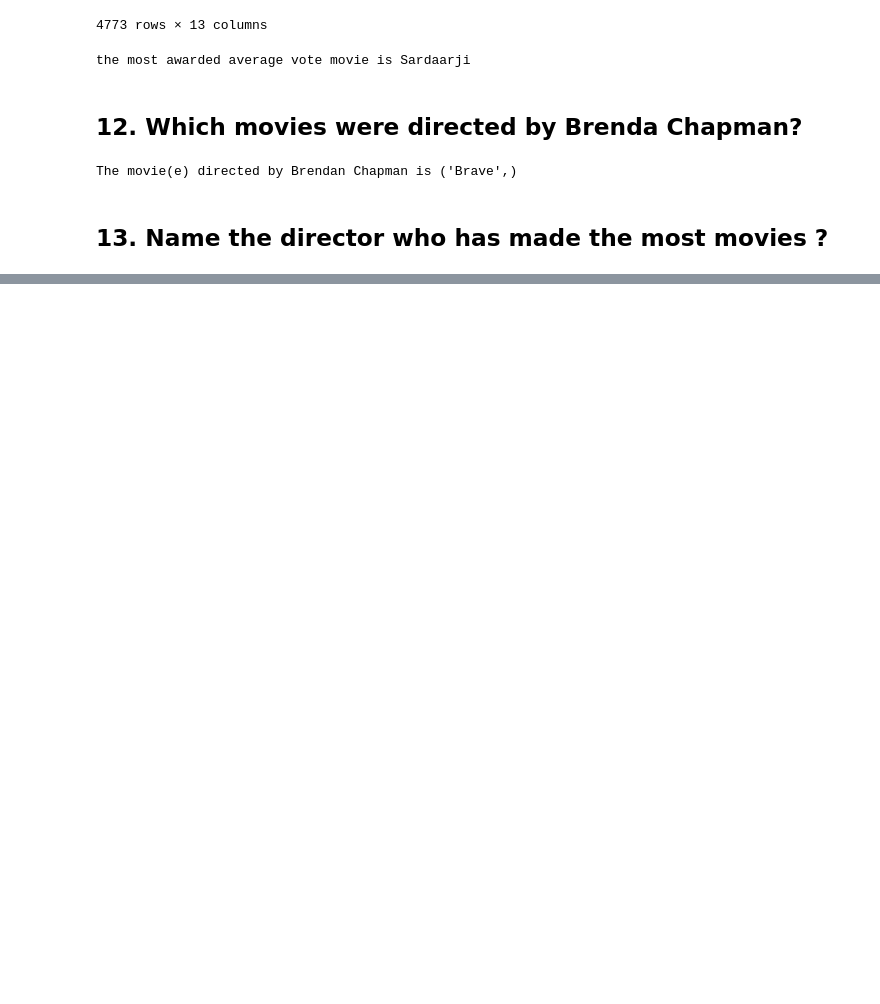
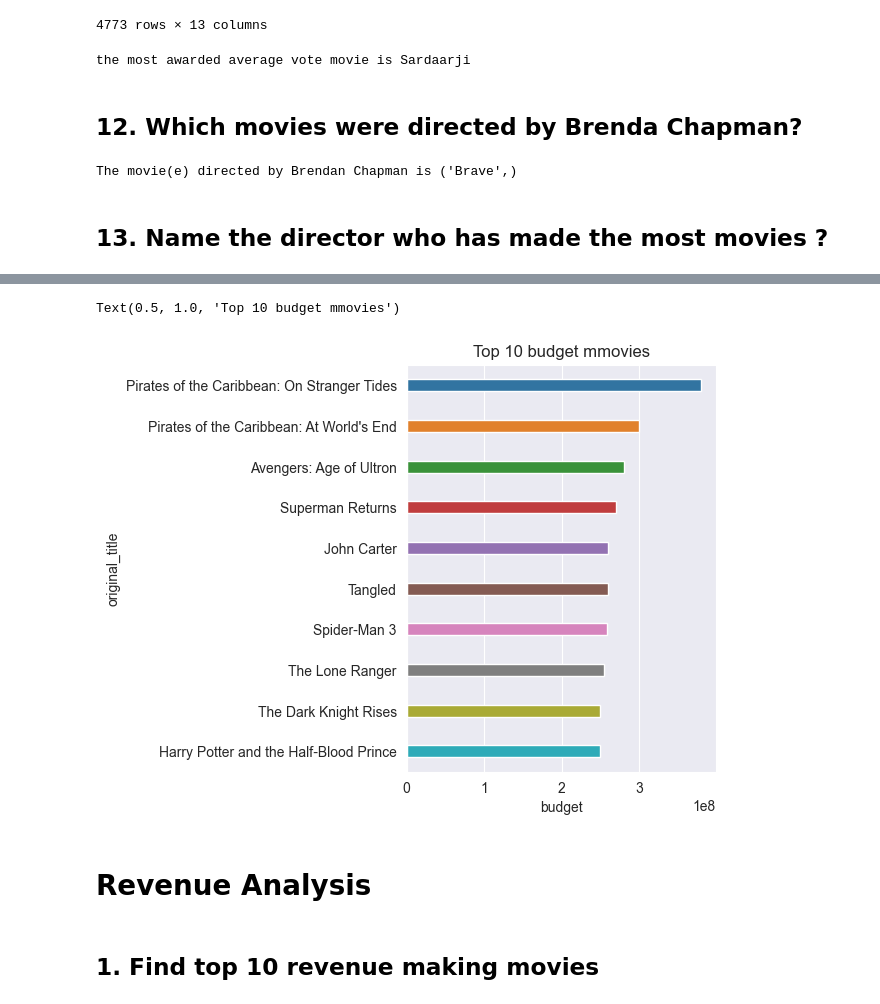
Before and after one commit to mihirh19/Imdb-dataset-analysis, a Jupyter notebook: imdb.ipynb, the cells around one changed output, grey strips where cells are left out. Drawn from its saved outputs; the diff is of its cells as text; code cells hidden in the pictures; blank space fills up the shorter version.

```diff
--- a/imdb.ipynb
+++ b/imdb.ipynb
@@ -222,0 +245,4 @@ The movie(e) directed by Brendan Chapman is ('Brave',)
+# %%
+top_10 = pd.DataFrame(cur.execute('select * from movies order by budget desc limit 10').fetchall(),
+                      columns=['id', 'original_title', 'budget', 'popularity', 'release_date', 'revenue', 'title',
+                               'vote_average', 'vote_count', 'overview', 'tagline', 'uid', 'director_id'])
@@ -222,0 +263,11 @@ The movie(e) directed by Brendan Chapman is ('Brave',)
+# %%
+sns.barplot(data=top_10, y='original_title', x='budget', width=0.3)
+plt.tight_layout()
+plt.title('Top 10 budget mmovies')
+# %% [output]
+Text(0.5, 1.0, 'Top 10 budget mmovies')
+[figure, added]
+# %% [markdown]
+# Revenue Analysis
+# %% [markdown]
+## 1. Find top 10 revenue making movies
```
Also changed, not shown: parts of 16 cells of this notebook.
